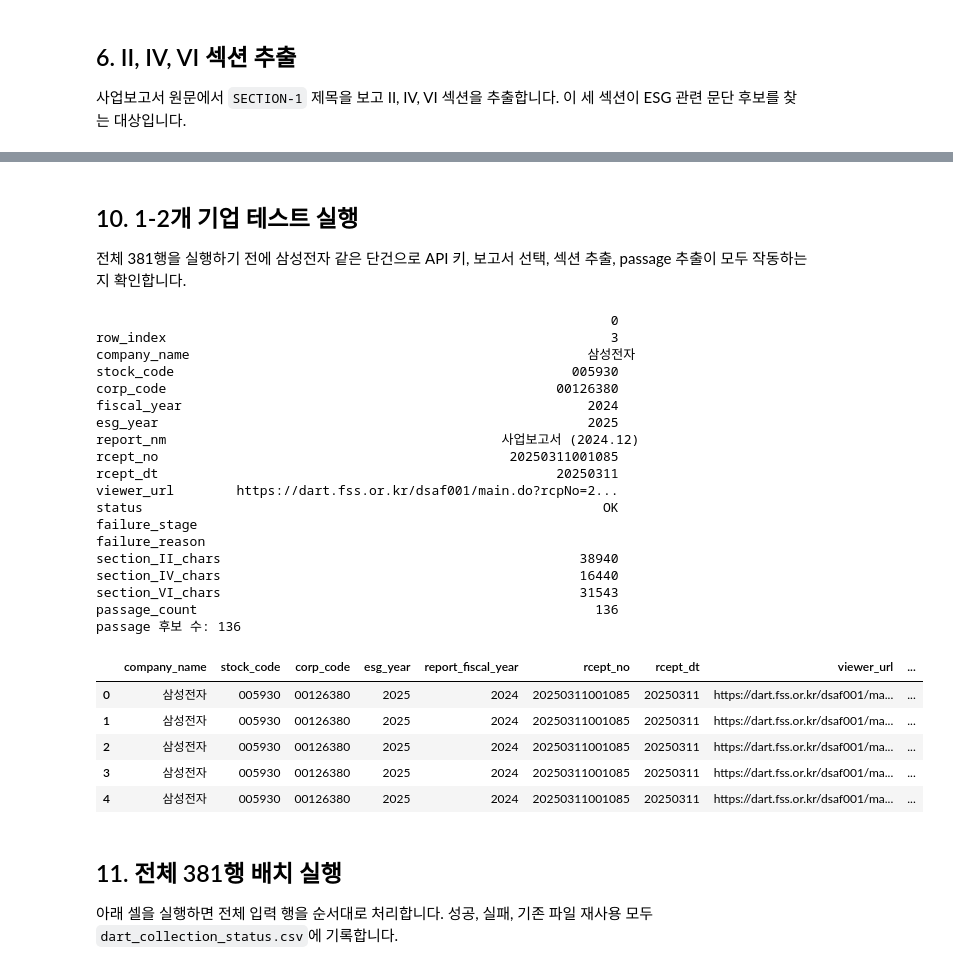
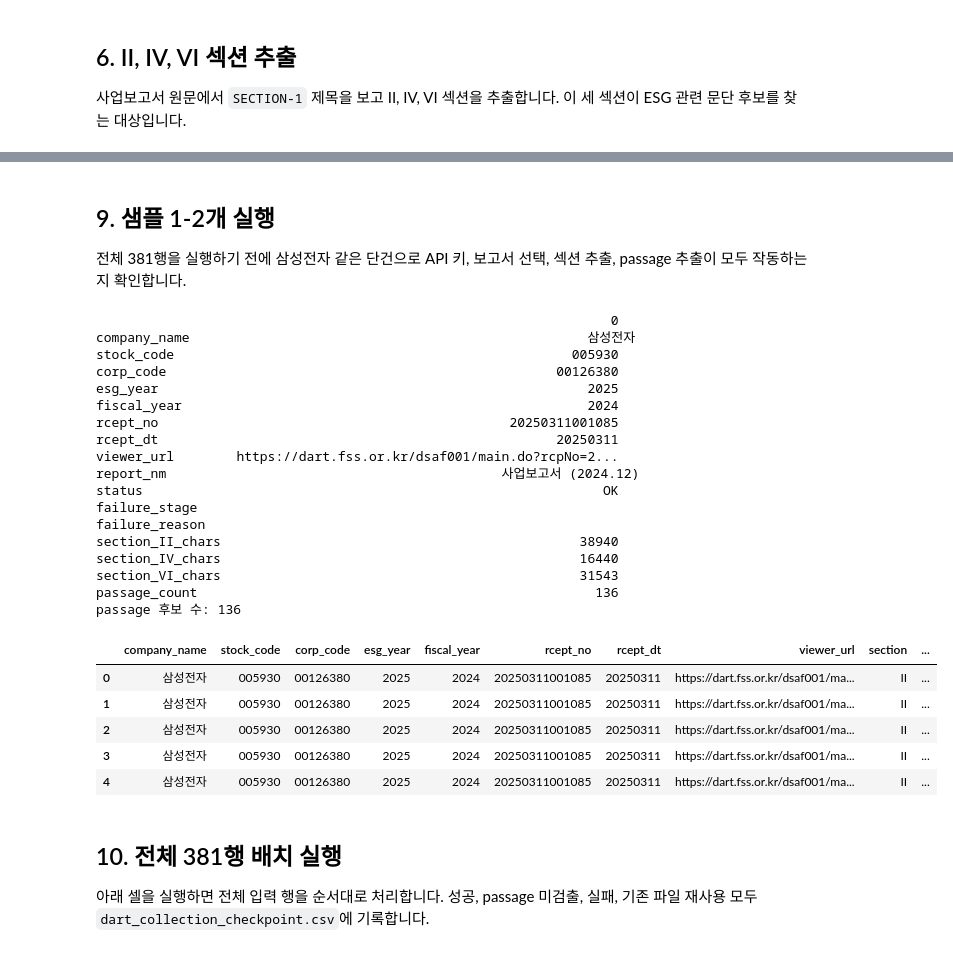
Before and after one commit to sjlee42/esg-dart-project, a Jupyter notebook: notebooks/01_데이터수집.ipynb, the cells around one changed output, grey strips where cells are left out. Cells and saved outputs as stored; diff of their text form; code cells hidden in the pictures.

```diff
--- a/notebooks/01_데이터수집.ipynb
+++ b/notebooks/01_데이터수집.ipynb
@@ -542,6 +568,17 @@ def split_passage_candidates(text: str) -> list[str]:
     return cleaned
 
 
+def regex_matches(regex: re.Pattern, text: str) -> list[str]:
+    """정규식 결과가 튜플이어도 문자열 목록으로 정규화합니다."""
+    values = []
+    for match in regex.findall(text):
+        if isinstance(match, tuple):
+            values.extend(str(part) for part in match if part)
+        else:
+            values.append(str(match))
+    return values
+
+
 def extract_esg_passages(
     sections: dict[str, str | None],
     seed_patterns: list[dict[str, Any]],
@@ -550,15 +587,17 @@ def extract_esg_passages(
     passages = []
     seen = set()
 
-    for section_label, section_text in sections.items():
-        for passage in split_passage_candidates(section_text or ''):
+    for section_label in TARGET_SECTION_LABELS:
+        section_text = sections.get(section_label) or ''
+        for passage in split_passage_candidates(section_text):
             matched_by_dimension: dict[str, set[str]] = {}
             for seed in seed_patterns:
-                matches = sorted(set(seed['regex'].findall(passage)))
+                matches = sorted(set(regex_matches(seed['regex'], passage)))
                 if not matches:
                     continue
-                matched_by_dimension.setdefault(seed['dimension'], set()).update(str(m) for m in matches)
-                matched_by_dimension[seed['dimension']].add(seed['seed_term'])
+                dimension = seed['dimension']
+                matched_by_dimension.setdefault(dimension, set()).update(matches)
+                matched_by_dimension[dimension].add(seed['seed_term'])
 
             for dimension, terms in matched_by_dimension.items():
                 key = (section_label, dimension, passage[:250])
@@ -573,9 +612,10 @@ def extract_esg_passages(
                         'matched_terms': '|'.join(sorted(term for term in terms if term)),
                     }
                 )
+
     return passages
 
 
 seed_patterns = load_seed_patterns()
-print(f'로드한 seed pattern 수: {len(seed_patterns)}')
+print(f'seed patterns: {len(seed_patterns)}')
 # %% [output]
@@ -806,5 +826,5 @@ def process_firm_year(
 # %% [markdown]
-## 10. 1-2개 기업 테스트 실행
+## 9. 샘플 1-2개 실행
 
 전체 381행을 실행하기 전에 삼성전자 같은 단건으로 API 키, 보고서 선택, 섹션 추출, passage 추출이 모두 작동하는지 확인합니다.
 # %%
@@ -813,53 +833,51 @@ def run_sample(stock_code: str = '005930', fiscal_year: int = 2024) -> tuple[pd.
     target = company_master[
         (company_master['stock_code'] == stock_code.zfill(6))
         & (company_master['fiscal_year'] == fiscal_year)
     ]
     if target.empty:
         raise ValueError(f'company_master에 {stock_code}, {fiscal_year} 행이 없습니다.')
 
-    row_index = int(target.index[0]) + 1
-    status, passages = process_firm_year(row_index, target.iloc[0], skip_existing=False)
-    status_df = pd.DataFrame([status], columns=STATUS_COLUMNS)
+    checkpoint, passages = process_firm_year(target.iloc[0], skip_existing=False)
+    checkpoint_df = pd.DataFrame([checkpoint], columns=CHECKPOINT_COLUMNS)
     passages_df = pd.DataFrame(passages, columns=PASSAGE_COLUMNS)
 
-    print(status_df.T)
+    print(checkpoint_df.T)
     print(f'passage 후보 수: {len(passages_df)}')
-    return status_df, passages_df
+    return checkpoint_df, passages_df
 
 
-# 네트워크 호출이 발생합니다. 준비되면 주석을 해제해 실행하세요.
-sample_status, sample_passages = run_sample('005930', 2024)
+# 기본 샘플 실행입니다. 네트워크 호출이 발생합니다.
+sample_checkpoint, sample_passages = run_sample('005930', 2024)
 sample_passages.head()
 # %% [output]
                                                                   0
-row_index                                                         3
 company_name                                                   삼성전자
 stock_code                                                   005930
 corp_code                                                  00126380
+esg_year                                                       2025
 fiscal_year                                                    2024
-esg_year                                                       2025
-report_nm                                           사업보고서 (2024.12)
 rcept_no                                             20250311001085
 rcept_dt                                                   20250311
 viewer_url        https://dart.fss.or.kr/dsaf001/main.do?rcpNo=2...
+report_nm                                           사업보고서 (2024.12)
 status                                                           OK
 failure_stage
 failure_reason
 section_II_chars                                              38940
 section_IV_chars                                              16440
 section_VI_chars                                              31543
 passage_count                                                   136
 passage 후보 수: 136
-|  | company_name | stock_code | corp_code | esg_year | report_fiscal_year | rcept_no | rcept_dt | viewer_url | ... |
-| 0 | 삼성전자 | 005930 | 00126380 | 2025 | 2024 | 20250311001085 | 20250311 | https://dart.fss.or.kr/dsaf001/ma... | ... |
-| 1 | 삼성전자 | 005930 | 00126380 | 2025 | 2024 | 20250311001085 | 20250311 | https://dart.fss.or.kr/dsaf001/ma... | ... |
-| 2 | 삼성전자 | 005930 | 00126380 | 2025 | 2024 | 20250311001085 | 20250311 | https://dart.fss.or.kr/dsaf001/ma... | ... |
-| 3 | 삼성전자 | 005930 | 00126380 | 2025 | 2024 | 20250311001085 | 20250311 | https://dart.fss.or.kr/dsaf001/ma... | ... |
-| 4 | 삼성전자 | 005930 | 00126380 | 2025 | 2024 | 20250311001085 | 20250311 | https://dart.fss.or.kr/dsaf001/ma... | ... |
+|  | company_name | stock_code | corp_code | esg_year | fiscal_year | rcept_no | rcept_dt | viewer_url | section | ... |
+| 0 | 삼성전자 | 005930 | 00126380 | 2025 | 2024 | 20250311001085 | 20250311 | https://dart.fss.or.kr/dsaf001/ma... | II | ... |
+| 1 | 삼성전자 | 005930 | 00126380 | 2025 | 2024 | 20250311001085 | 20250311 | https://dart.fss.or.kr/dsaf001/ma... | II | ... |
+| 2 | 삼성전자 | 005930 | 00126380 | 2025 | 2024 | 20250311001085 | 20250311 | https://dart.fss.or.kr/dsaf001/ma... | II | ... |
+| 3 | 삼성전자 | 005930 | 00126380 | 2025 | 2024 | 20250311001085 | 20250311 | https://dart.fss.or.kr/dsaf001/ma... | II | ... |
+| 4 | 삼성전자 | 005930 | 00126380 | 2025 | 2024 | 20250311001085 | 20250311 | https://dart.fss.or.kr/dsaf001/ma... | II | ... |
 # %% [markdown]
-## 11. 전체 381행 배치 실행
+## 10. 전체 381행 배치 실행
 
-아래 셀을 실행하면 전체 입력 행을 순서대로 처리합니다. 성공, 실패, 기존 파일 재사용 모두 `dart_collection_status.csv`에 기록합니다.
+아래 셀을 실행하면 전체 입력 행을 순서대로 처리합니다. 성공, passage 미검출, 실패, 기존 파일 재사용 모두 `dart_collection_checkpoint.csv`에 기록합니다.
 # %%
 def collect_all(
     df: pd.DataFrame = company_master,
```
Also changed, not shown: parts of 23 cells of this notebook, 4 other files.
